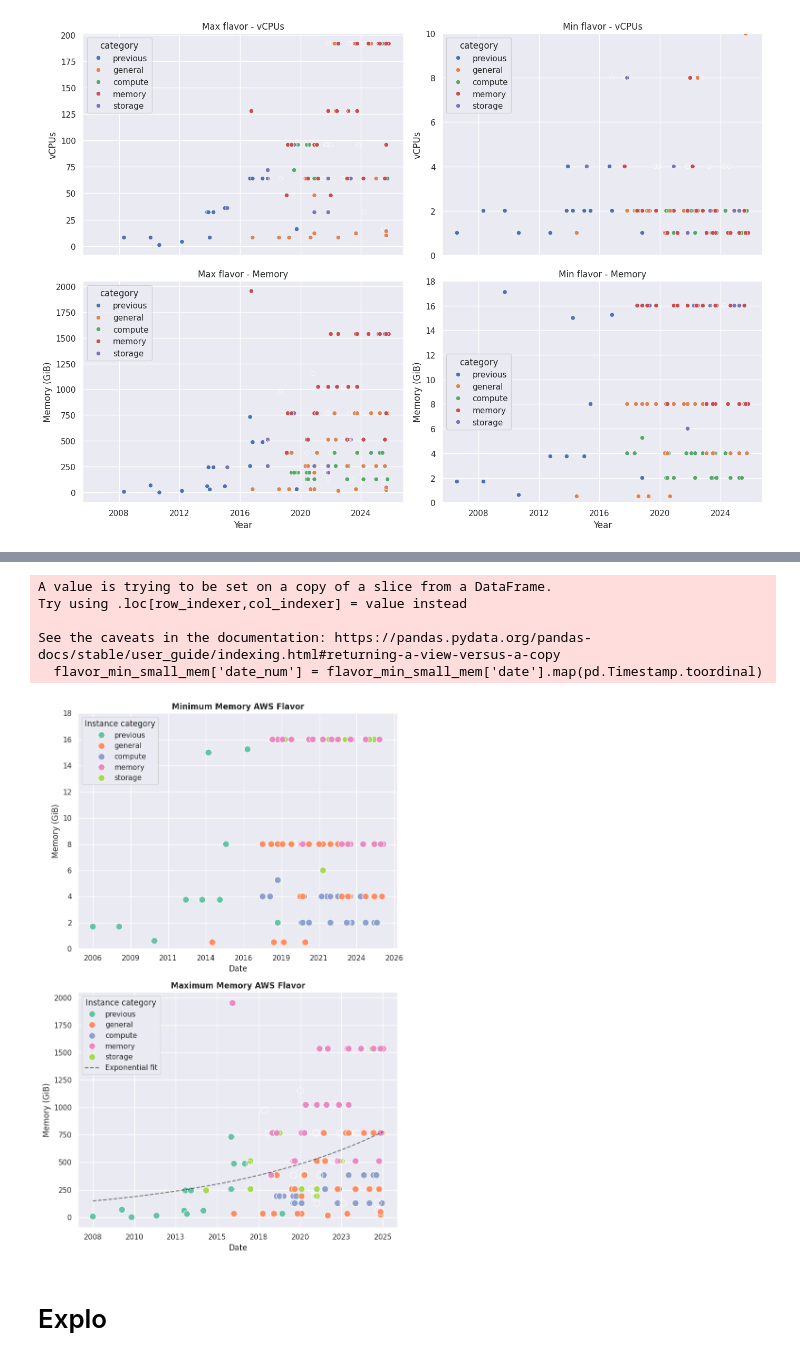
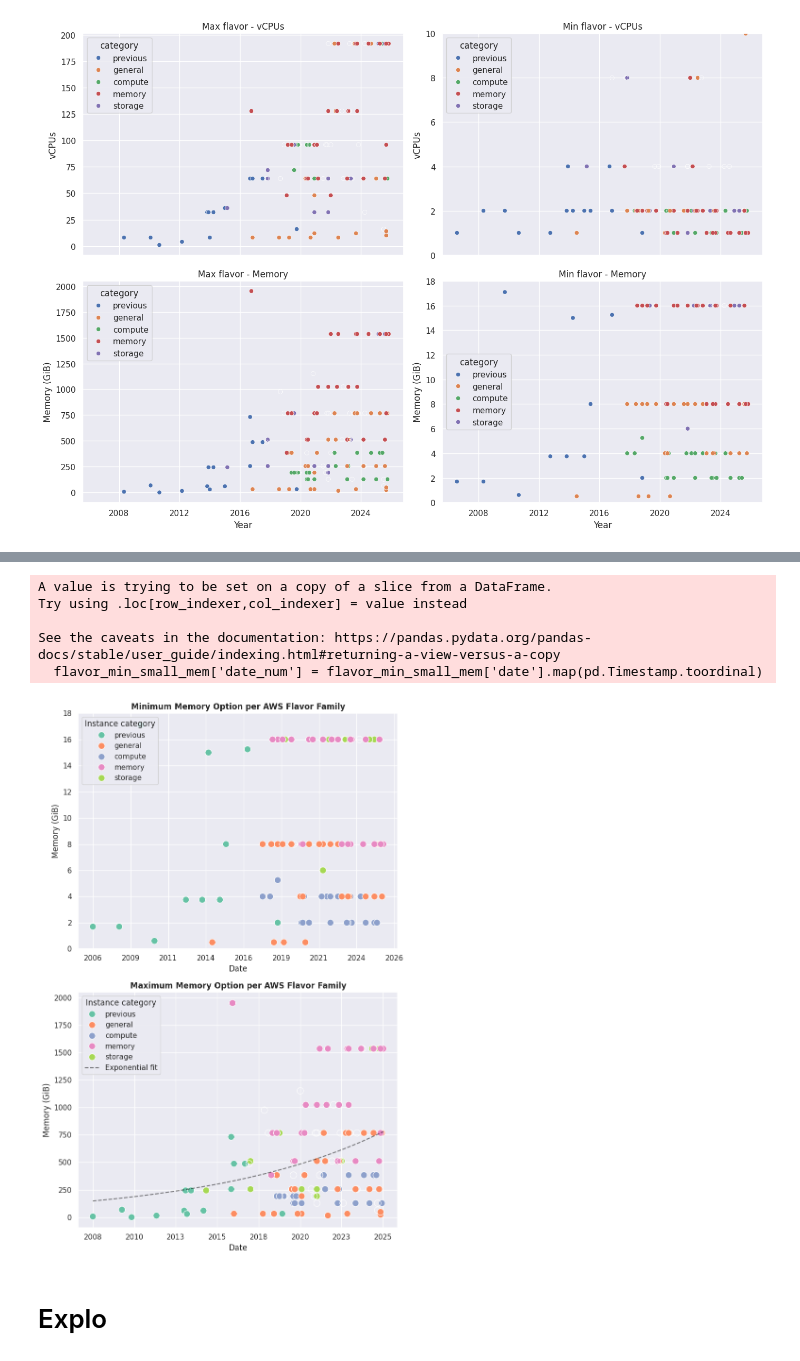
Before and after one commit to jacquetpi/aws-explo-trend, a Jupyter notebook: notebooks/investig.ipynb, the cells around one changed output, grey strips where cells are left out. Drawn from its saved outputs; the diff is of its cells as text; code cells hidden in the pictures.

```diff
--- a/notebooks/investig.ipynb
+++ b/notebooks/investig.ipynb
@@ -358,7 +358,7 @@ sns.scatterplot(
 )
 axes[0].set_xlabel("Date")
 axes[0].set_ylabel("Memory (GiB)")
-axes[0].set_title("Minimum Memory AWS Flavor", fontsize=12, fontweight='bold')
+axes[0].set_title("Minimum Memory Option per AWS Flavor Family", fontsize=12, fontweight='bold')
 axes[0].set_ylim(0, 18)
 axes[0].legend(title="Instance category", loc='upper left')
 
@@ -397,36 +397,36 @@ sns.scatterplot(
 )
 axes[1].set_xlabel("Date")
 axes[1].set_ylabel("Memory (GiB)")
-axes[1].set_title("Maximum Memory AWS Flavor", fontsize=12, fontweight='bold')
+axes[1].set_title("Maximum Memory Option per AWS Flavor Family", fontsize=12, fontweight='bold')
 
 
 # exponential fit
 def exp_func(x, A, B):
     return A * np.exp(B * x)
 
 popt, _ = curve_fit(exp_func, x_scaled_max, y_max_mem, p0=(1, 2))
 x_vals = np.linspace(x_scaled_max.min(), x_scaled_max.max(), 200)
 y_vals = exp_func(x_vals, *popt)
 axes[1].plot(x_vals, y_vals, color='black', alpha=0.5, linestyle='--', label='Exponential fit')
 axes[1].legend()
 axes[1].legend(title="Instance category", loc='upper left')
 #axes[1].set(ylim=(256,512))
 
 # manage x-axis ticks using ordinal conversion
 xticks = axes[1].get_xticks()
 dates = [pd.Timestamp.fromordinal(int(flavor_max['date_num'].min() + t*365)).strftime('%Y') for t in xticks]
 axes[1].set_xticklabels(dates)
 
 plt.tight_layout()
 plt.gcf().savefig('figures/flavors-aws-mem.pdf', bbox_inches='tight')
 plt.show()
 # %% [output]
 A value is trying to be set on a copy of a slice from a DataFrame.
 Try using .loc[row_indexer,col_indexer] = value instead
 
 See the caveats in the documentation: https://pandas.pydata.org/pandas-docs/stable/user_guide/indexing.html#returning-a-view-versus-a-copy
   flavor_min_small_mem['date_num'] = flavor_min_small_mem['date'].map(pd.Timestamp.toordinal)
-[figure, old version]
+[figure, new version]
 # %% [markdown]
 # Explo
 # %%
```
Also changed, not shown: parts of 2 cells of this notebook, 5 other files.
